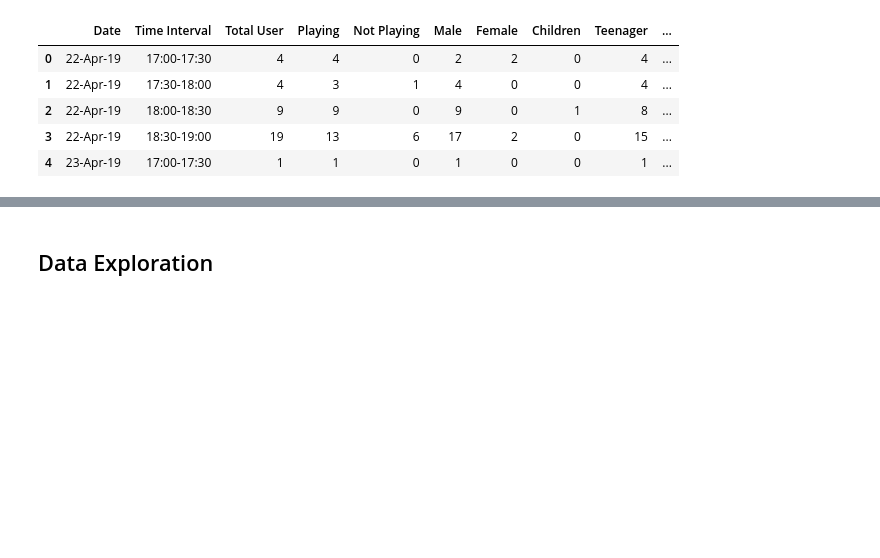
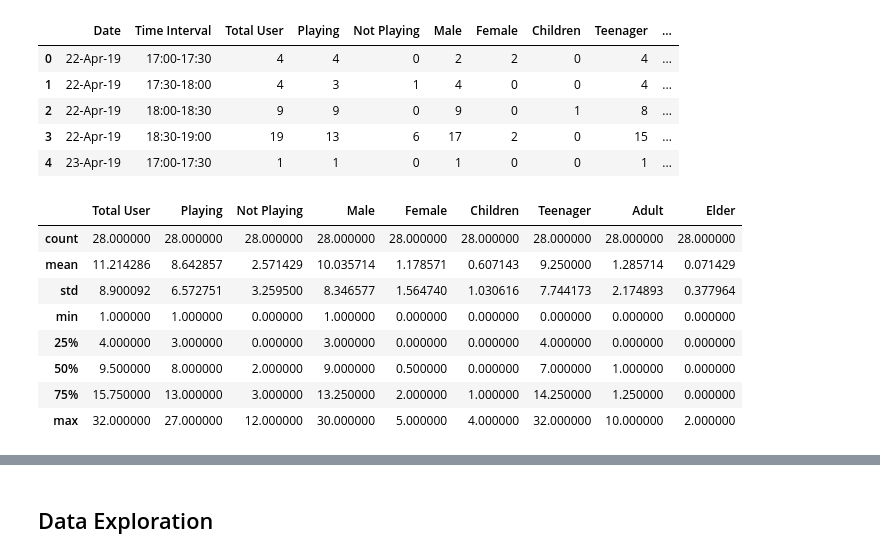
Before and after one commit to badgooooor/basketball-survey, a Jupyter notebook: Basketball Court Survey - Data Analysis.ipynb, the cells around one changed output, grey strips where cells are left out. Drawn from its saved outputs; the diff is of its cells as text; code cells hidden in the pictures; blank space fills up the shorter version.

```diff
--- a/Basketball Court Survey - Data Analysis.ipynb
+++ b/Basketball Court Survey - Data Analysis.ipynb
@@ -25,3 +26,15 @@ data.head()
 | 2 | 22-Apr-19 | 18:00-18:30 | 9 | 9 | 0 | 9 | 0 | 1 | 8 | ... |
 | 3 | 22-Apr-19 | 18:30-19:00 | 19 | 13 | 6 | 17 | 2 | 0 | 15 | ... |
 | 4 | 23-Apr-19 | 17:00-17:30 | 1 | 1 | 0 | 1 | 0 | 0 | 1 | ... |
+# %%
+data.describe()
+# %% [output]
+|  | Total User | Playing | Not Playing | Male | Female | Children | Teenager | Adult | Elder |
+| count | 28.000000 | 28.000000 | 28.000000 | 28.000000 | 28.000000 | 28.000000 | 28.000000 | 28.000000 | 28.000000 |
+| mean | 11.214286 | 8.642857 | 2.571429 | 10.035714 | 1.178571 | 0.607143 | 9.250000 | 1.285714 | 0.071429 |
+| std | 8.900092 | 6.572751 | 3.259500 | 8.346577 | 1.564740 | 1.030616 | 7.744173 | 2.174893 | 0.377964 |
+| min | 1.000000 | 1.000000 | 0.000000 | 1.000000 | 0.000000 | 0.000000 | 0.000000 | 0.000000 | 0.000000 |
+| 25% | 4.000000 | 3.000000 | 0.000000 | 3.000000 | 0.000000 | 0.000000 | 4.000000 | 0.000000 | 0.000000 |
+| 50% | 9.500000 | 8.000000 | 2.000000 | 9.000000 | 0.500000 | 0.000000 | 7.000000 | 1.000000 | 0.000000 |
+| 75% | 15.750000 | 13.000000 | 3.000000 | 13.250000 | 2.000000 | 1.000000 | 14.250000 | 1.250000 | 0.000000 |
+| max | 32.000000 | 27.000000 | 12.000000 | 30.000000 | 5.000000 | 4.000000 | 32.000000 | 10.000000 | 2.000000 |
```
Also changed, not shown: parts of 11 cells of this notebook.
